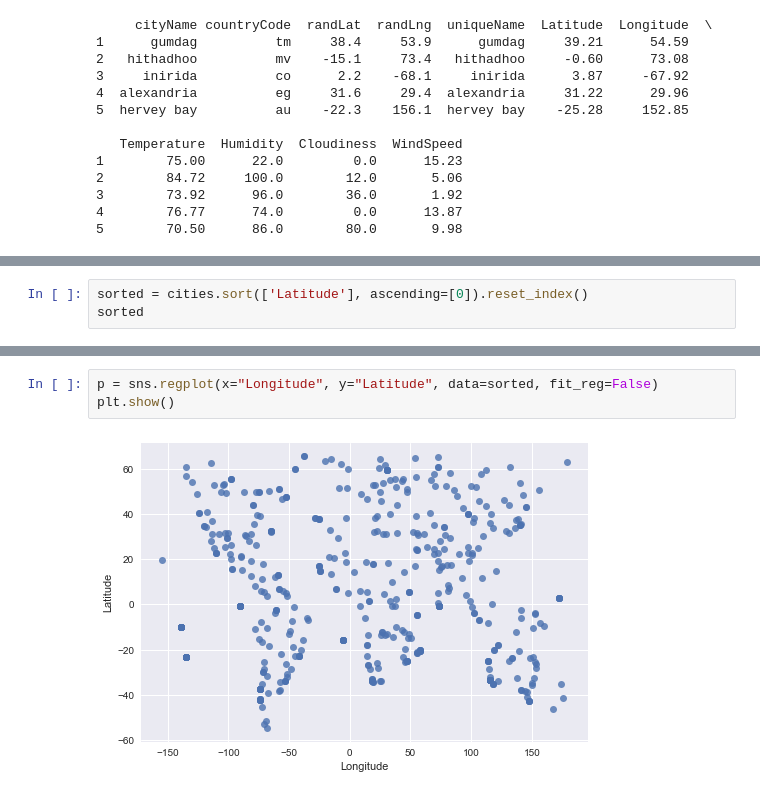
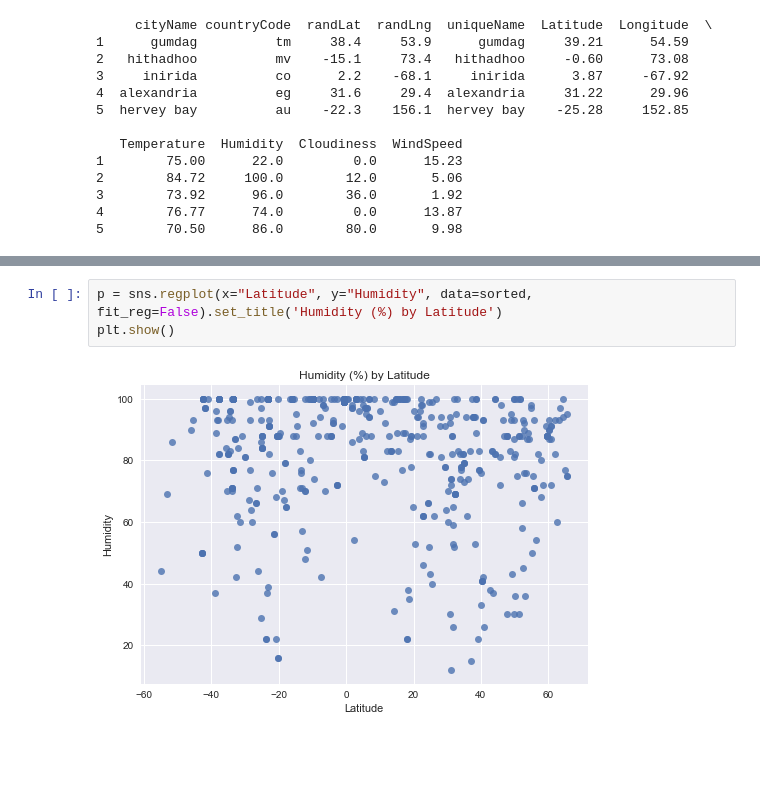
Before and after one commit to Jkremr/Temp-lat-lng-analysis, a Jupyter notebook: weather_analysis.ipynb, the cells around one changed output, grey strips where cells are left out. Cells and saved outputs as stored; diff of their text form; blank space fills up the shorter version.

```diff
--- a/weather_analysis.ipynb
+++ b/weather_analysis.ipynb
@@ -144,3 +139,0 @@ len(cities)
-# %%
-sorted = cities.sort(['Latitude'], ascending=[0]).reset_index()
-sorted
@@ -166,5 +168,5 @@ sorted
 # %%
-p = sns.regplot(x="Longitude", y="Latitude", data=sorted, fit_reg=False)
+p = sns.regplot(x="Latitude", y="Humidity", data=sorted, fit_reg=False).set_title('Humidity (%) by Latitude')
 plt.show()
 # %% [output]
-[figure, old version]
+[figure, new version]
```
Also changed, not shown: parts of 10 cells of this notebook.
